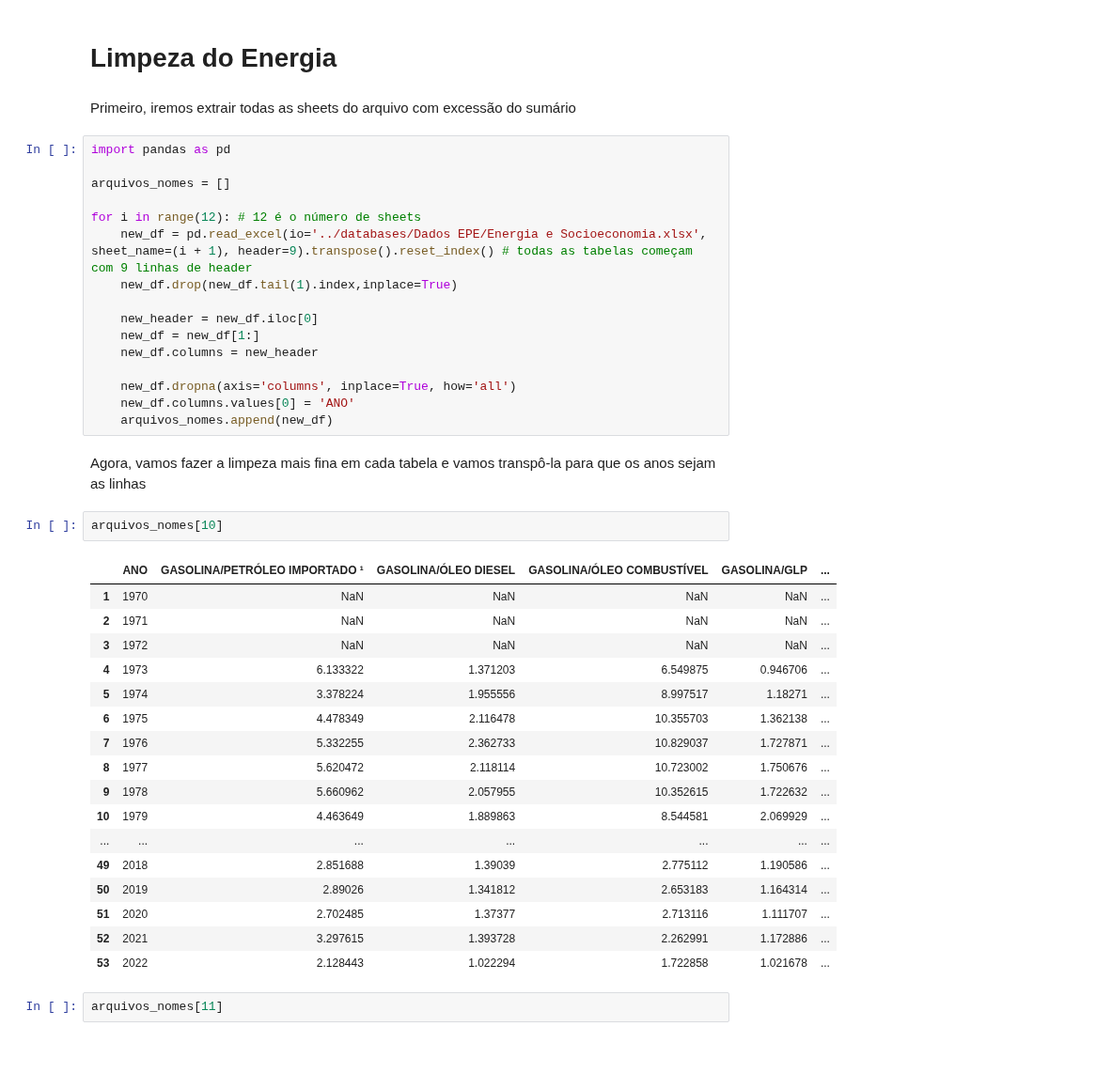
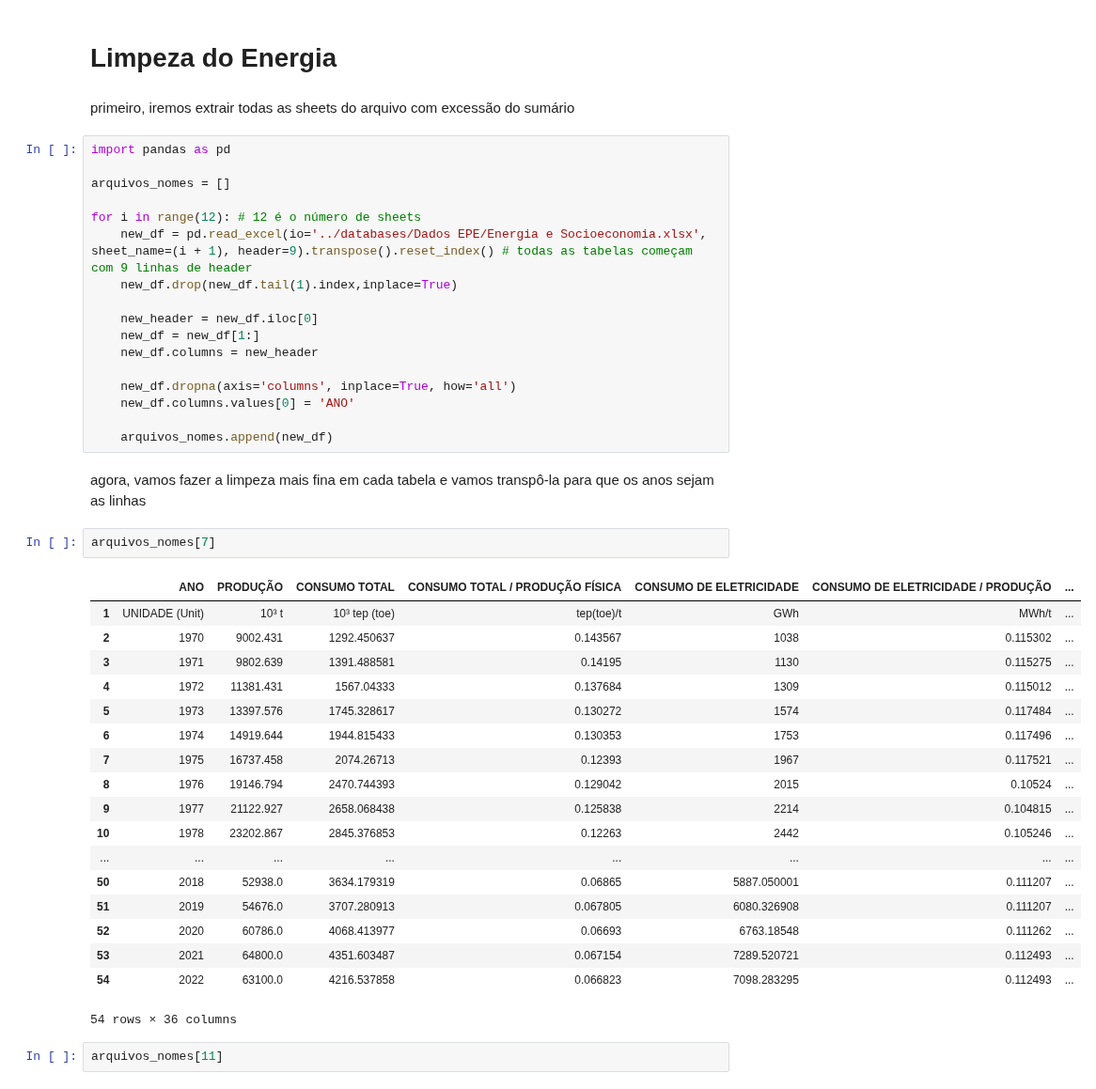
Before and after one commit to scrrpfv/projeto-ip, a Jupyter notebook: Limpezas/limpeza_socioeconomia.ipynb, the cells around one changed output. Shown at 94% size. Cells and saved outputs as stored; diff of their text form; blank space fills up the shorter version.

Commit message:
Seguindo novos requerimentos de qualidade de limpeza das bases e aplicando na socioeconomia

```diff
--- a/Limpezas/limpeza_socioeconomia.ipynb
+++ b/Limpezas/limpeza_socioeconomia.ipynb
@@ -1,7 +1,7 @@
 # %% [markdown]
 # Limpeza do Energia
 # %% [markdown]
-Primeiro, iremos extrair todas as sheets do arquivo com excessão do sumário
+primeiro, iremos extrair todas as sheets do arquivo com excessão do sumário
 # %%
 import pandas as pd
 
@@ -17,29 +17,31 @@ for i in range(12): # 12 é o número de sheets
 
     new_df.dropna(axis='columns', inplace=True, how='all')
     new_df.columns.values[0] = 'ANO'
+
     arquivos_nomes.append(new_df)
 # %% [markdown]
-Agora, vamos fazer a limpeza mais fina em cada tabela e vamos transpô-la para que os anos sejam as linhas
+agora, vamos fazer a limpeza mais fina em cada tabela e vamos transpô-la para que os anos sejam as linhas
 # %%
-arquivos_nomes[10]
+arquivos_nomes[7]
 # %% [output]
-|  | ANO | GASOLINA/PETRÓLEO IMPORTADO ¹ | GASOLINA/ÓLEO DIESEL | GASOLINA/ÓLEO COMBUSTÍVEL | GASOLINA/GLP | ... |
-| 1 | 1970 | NaN | NaN | NaN | NaN | ... |
-| 2 | 1971 | NaN | NaN | NaN | NaN | ... |
-| 3 | 1972 | NaN | NaN | NaN | NaN | ... |
-| 4 | 1973 | 6.133322 | 1.371203 | 6.549875 | 0.946706 | ... |
-| 5 | 1974 | 3.378224 | 1.955556 | 8.997517 | 1.18271 | ... |
-| 6 | 1975 | 4.478349 | 2.116478 | 10.355703 | 1.362138 | ... |
-| 7 | 1976 | 5.332255 | 2.362733 | 10.829037 | 1.727871 | ... |
-| 8 | 1977 | 5.620472 | 2.118114 | 10.723002 | 1.750676 | ... |
-| 9 | 1978 | 5.660962 | 2.057955 | 10.352615 | 1.722632 | ... |
-| 10 | 1979 | 4.463649 | 1.889863 | 8.544581 | 2.069929 | ... |
-| ... | ... | ... | ... | ... | ... | ... |
-| 49 | 2018 | 2.851688 | 1.39039 | 2.775112 | 1.190586 | ... |
-| 50 | 2019 | 2.89026 | 1.341812 | 2.653183 | 1.164314 | ... |
-| 51 | 2020 | 2.702485 | 1.37377 | 2.713116 | 1.111707 | ... |
-| 52 | 2021 | 3.297615 | 1.393728 | 2.262991 | 1.172886 | ... |
-| 53 | 2022 | 2.128443 | 1.022294 | 1.722858 | 1.021678 | ... |
+|  | ANO | PRODUÇÃO | CONSUMO TOTAL | CONSUMO TOTAL / PRODUÇÃO FÍSICA | CONSUMO DE ELETRICIDADE | CONSUMO DE ELETRICIDADE / PRODUÇÃO | ... |
+| 1 | UNIDADE (Unit) | 10³ t | 10³ tep (toe) | tep(toe)/t | GWh | MWh/t | ... |
+| 2 | 1970 | 9002.431 | 1292.450637 | 0.143567 | 1038 | 0.115302 | ... |
+| 3 | 1971 | 9802.639 | 1391.488581 | 0.14195 | 1130 | 0.115275 | ... |
+| 4 | 1972 | 11381.431 | 1567.04333 | 0.137684 | 1309 | 0.115012 | ... |
+| 5 | 1973 | 13397.576 | 1745.328617 | 0.130272 | 1574 | 0.117484 | ... |
+| 6 | 1974 | 14919.644 | 1944.815433 | 0.130353 | 1753 | 0.117496 | ... |
+| 7 | 1975 | 16737.458 | 2074.26713 | 0.12393 | 1967 | 0.117521 | ... |
+| 8 | 1976 | 19146.794 | 2470.744393 | 0.129042 | 2015 | 0.10524 | ... |
+| 9 | 1977 | 21122.927 | 2658.068438 | 0.125838 | 2214 | 0.104815 | ... |
+| 10 | 1978 | 23202.867 | 2845.376853 | 0.12263 | 2442 | 0.105246 | ... |
+| ... | ... | ... | ... | ... | ... | ... | ... |
+| 50 | 2018 | 52938.0 | 3634.179319 | 0.06865 | 5887.050001 | 0.111207 | ... |
+| 51 | 2019 | 54676.0 | 3707.280913 | 0.067805 | 6080.326908 | 0.111207 | ... |
+| 52 | 2020 | 60786.0 | 4068.413977 | 0.06693 | 6763.18548 | 0.111262 | ... |
+| 53 | 2021 | 64800.0 | 4351.603487 | 0.067154 | 7289.520721 | 0.112493 | ... |
+| 54 | 2022 | 63100.0 | 4216.537858 | 0.066823 | 7098.283295 | 0.112493 | ... |
+54 rows × 36 columns
 # %%
 arquivos_nomes[11]
 # %% [output]
```
